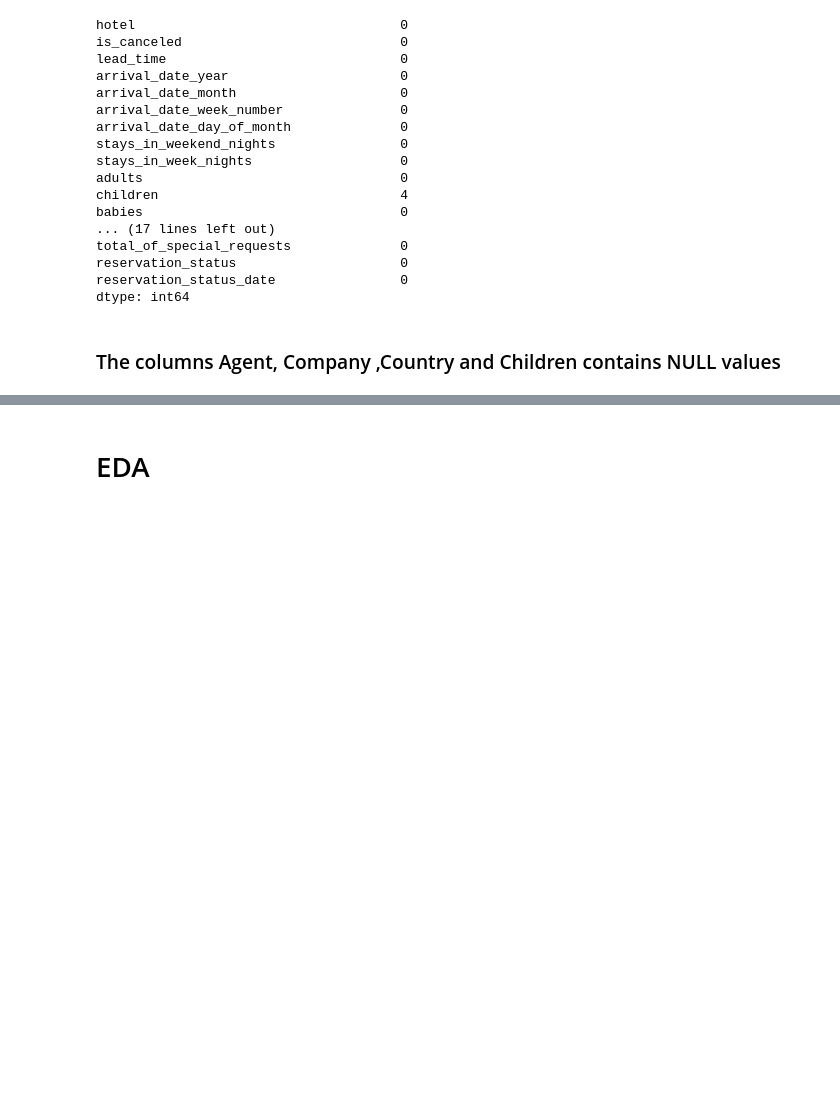
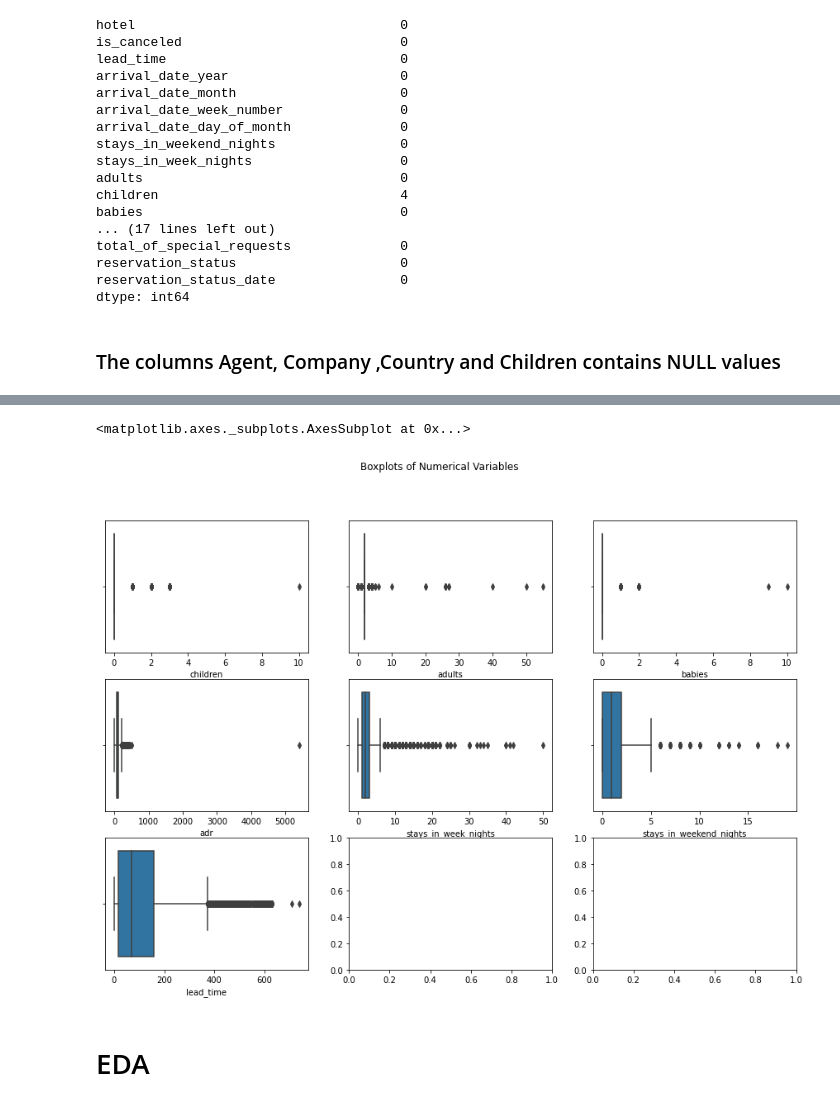
Before and after one commit to Dany511/Code, a Jupyter notebook: Copy_of_Hotel_Booking_Analysis_Capstone_Project.ipynb, the cells around one changed output, grey strips where cells are left out. Cells and saved outputs as stored; diff of their text form; code cells hidden in the pictures; blank space fills up the shorter version.

```diff
--- a/Copy_of_Hotel_Booking_Analysis_Capstone_Project.ipynb
+++ b/Copy_of_Hotel_Booking_Analysis_Capstone_Project.ipynb
@@ -137,0 +143,13 @@ Selected_columns=['hotel', 'is_canceled', 'lead_time', 'arrival_date_year','arri
+# %%
+fig,axes=plt.subplots(3,3,figsize=(15,10))
+fig.suptitle('Boxplots of Numerical Variables')
+sns.boxplot(ax=axes[0,0],x='children',data=data)
+sns.boxplot(ax=axes[0,1],x='adults',data=data)
+sns.boxplot(ax=axes[0,2],x='babies',data=data)
+sns.boxplot(ax=axes[1,0],x='adr',data=data)
+sns.boxplot(ax=axes[1,1],x='stays_in_week_nights',data=data)
+sns.boxplot(ax=axes[1,2],x='stays_in_weekend_nights',data=data)
+sns.boxplot(ax=axes[2,0],x='lead_time',data=data)
+# %% [output]
+<matplotlib.axes._subplots.AxesSubplot at 0x...>
+[figure, added]
```
Also changed, not shown: parts of 30 cells of this notebook.
